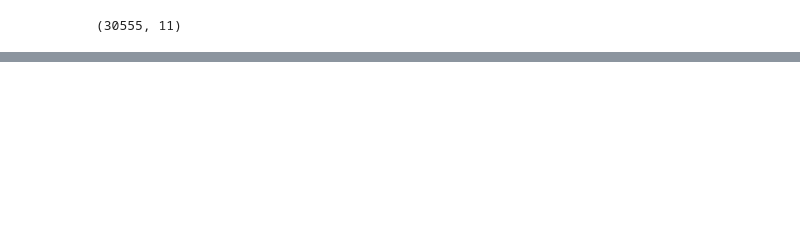
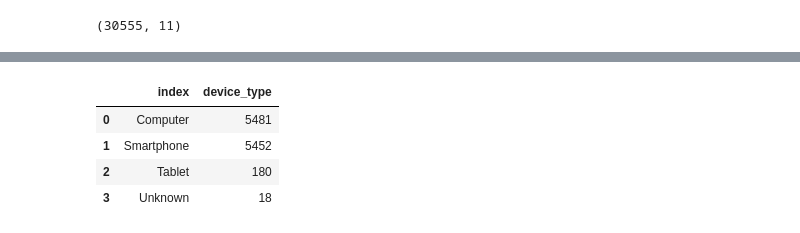
Before and after one commit to felipegonzalez2112/tp-2018-organizacion-de-datos, a Jupyter notebook: Analisis visita + checkout + conversion.ipynb, the cells around one changed output, grey strips where cells are left out. Cells and saved outputs as stored; diff of their text form; code cells hidden in the pictures; blank space fills up the shorter version.

```diff
--- a/Analisis visita + checkout + conversion.ipynb
+++ b/Analisis visita + checkout + conversion.ipynb
@@ -441,0 +681,10 @@ checkAndNoConverConDatos.shape
+# %%
+a =retornaron['device_type'].value_counts().reset_index()
+a
+device_type
+# %% [output]
+|  | index | device_type |
+| 0 | Computer | 5481 |
+| 1 | Smartphone | 5452 |
+| 2 | Tablet | 180 |
+| 3 | Unknown | 18 |
```
Also changed, not shown: parts of 28 cells of this notebook.
